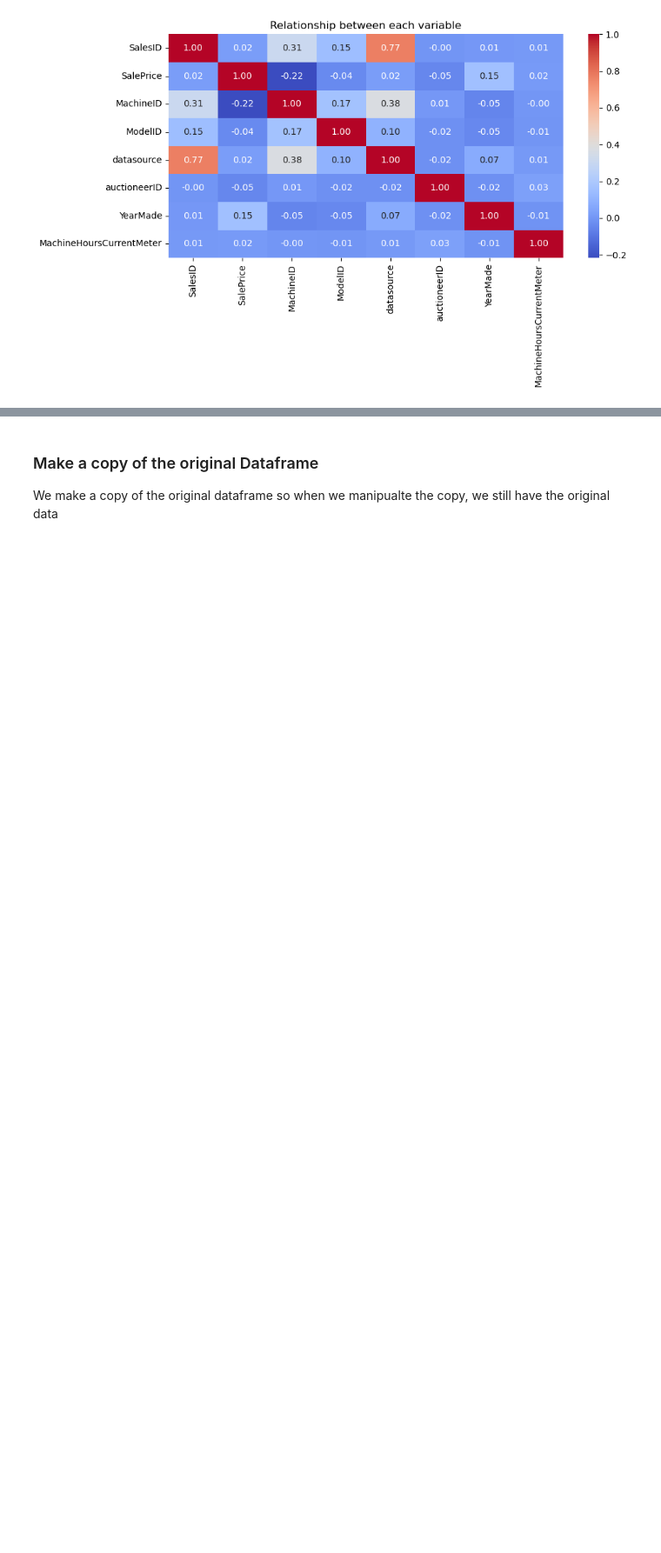
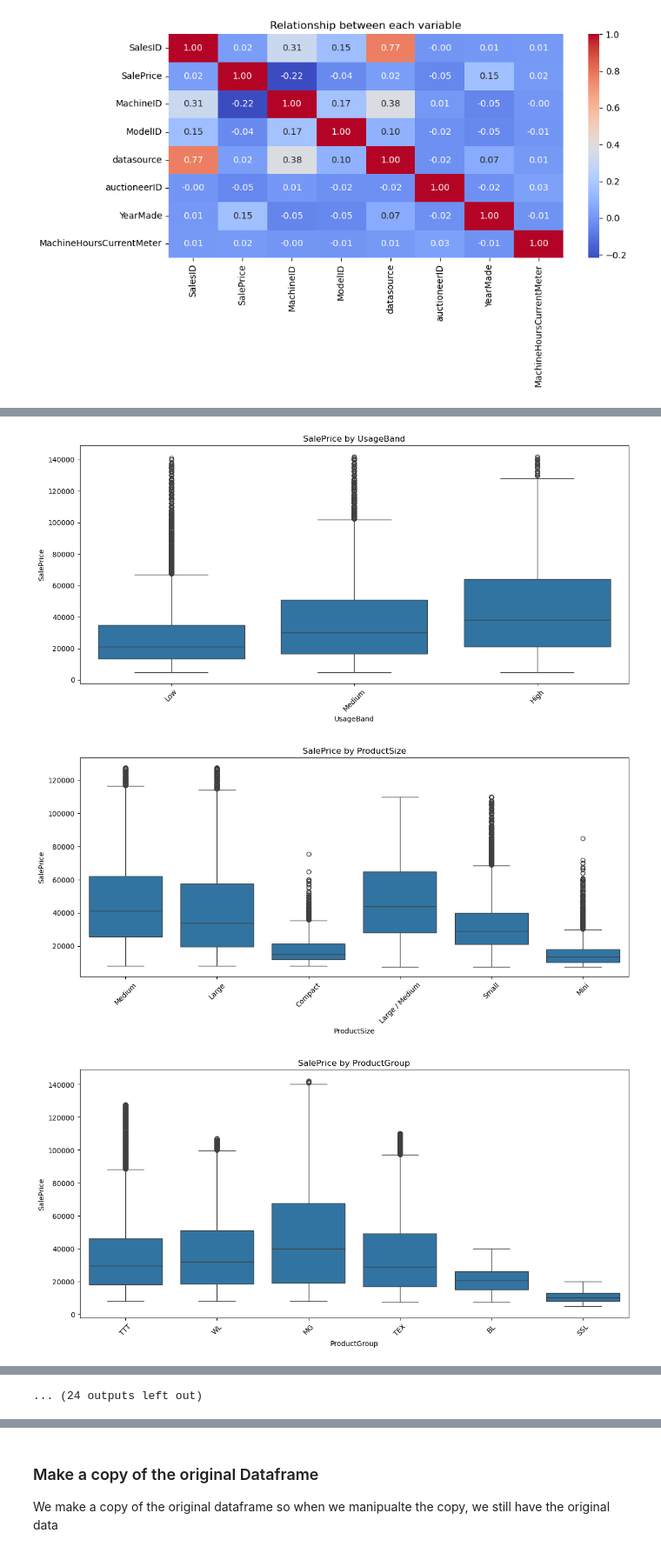
Before and after one commit to axellee1994/Bluebook_Bulldozer_Price_Regression, a Jupyter notebook: end-to-end-bluebook-bulldozer-price-regression.ipynb, the cells around one changed output, grey strips where cells are left out. Shown at 87% size. Cells and saved outputs as stored; diff of their text form; code cells hidden in the pictures; blank space fills up the shorter version.

```diff
--- a/end-to-end-bluebook-bulldozer-price-regression.ipynb
+++ b/end-to-end-bluebook-bulldozer-price-regression.ipynb
@@ -267,0 +283,25 @@ plt.show()
+# %%
+# Plotting out the categorical features
+
+cat_features = []
+num_features = []
+
+for label, content in df.items():
+    if pd.api.types.is_numeric_dtype(content):
+        num_features.append(label)
+    else:
+        cat_features.append(label)
+
+for col in cat_features:
+    if df[col].nunique() > 20:
+        continue
+    plt.figure(figsize=(12, 6))
+    sns.boxplot(x=col, y="SalePrice", data=df)
+    plt.title(f"SalePrice by {col}")
+    plt.xticks(rotation=45)
+    plt.tight_layout()
+    plt.show()
+# %% [output]
+[figure, added]
+[figure, added]
+[figure, added]
@@ -267,0 +317 @@ plt.show()
+... (24 outputs left out)
```
Also changed, not shown: parts of 6 cells of this notebook.
